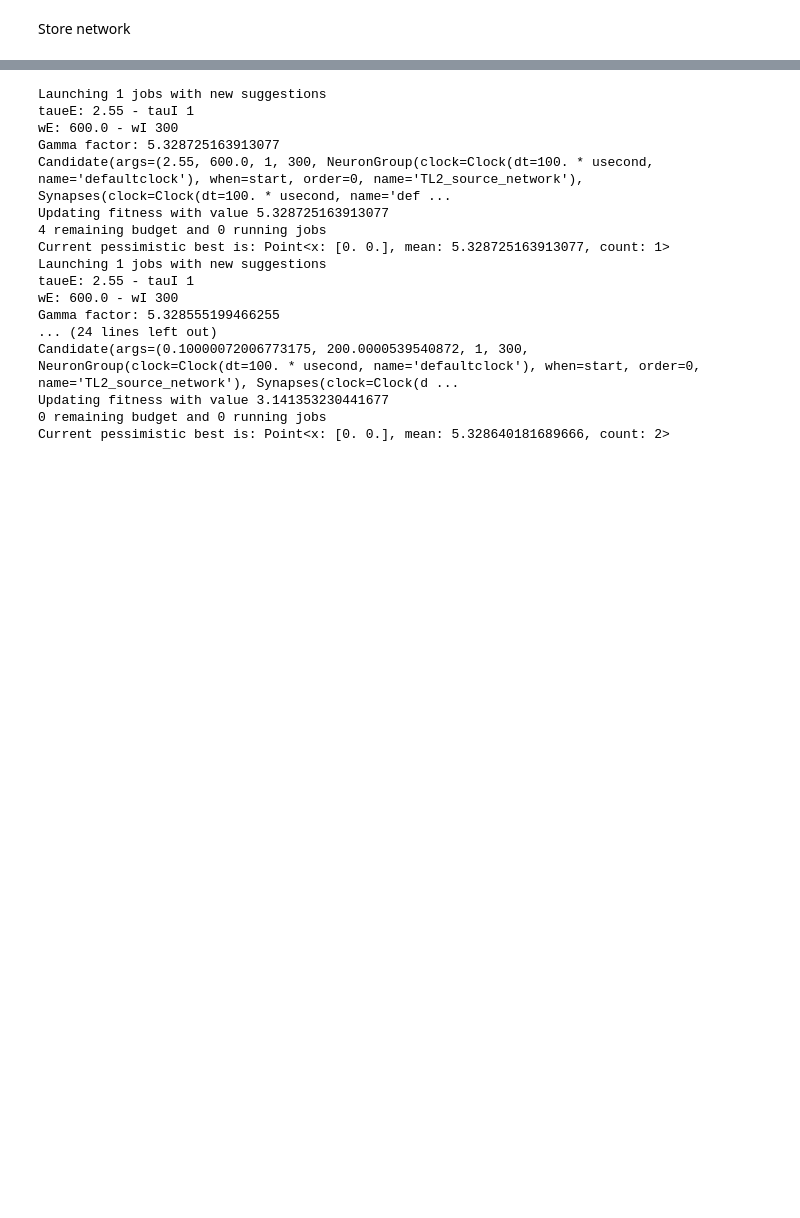
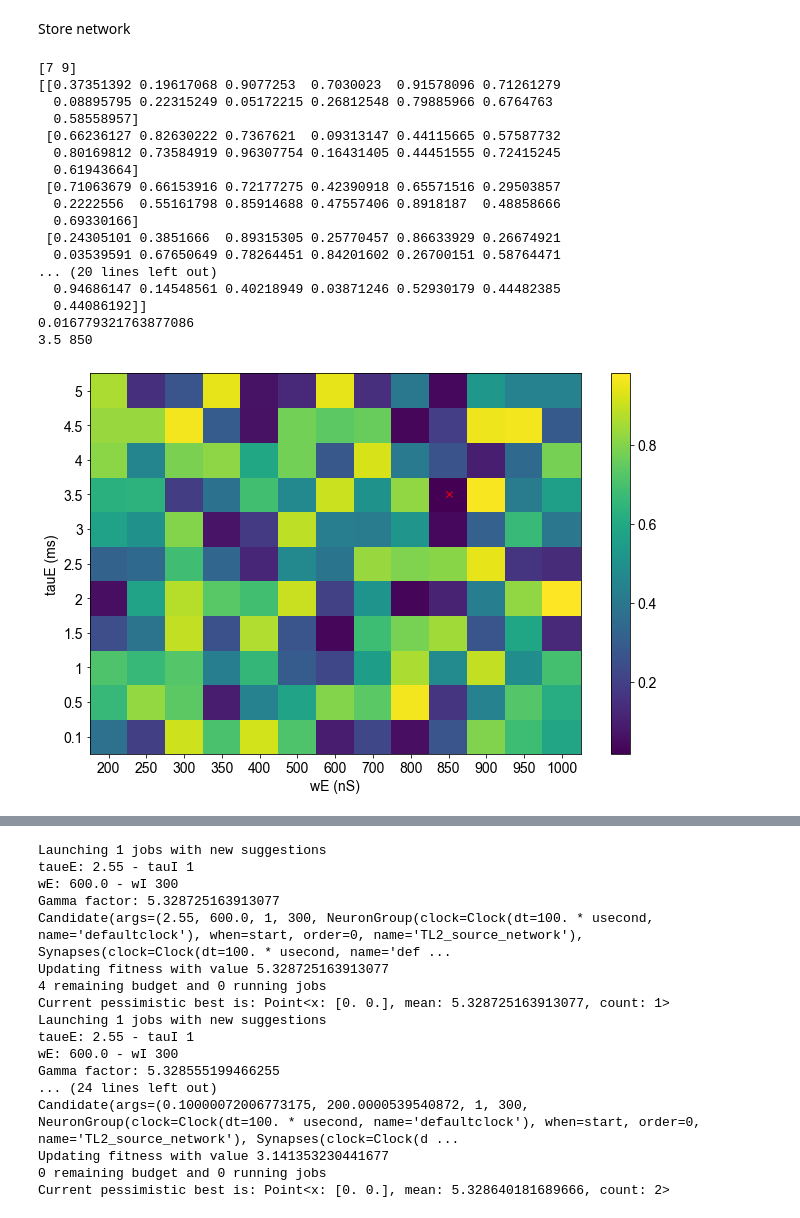
Before and after one commit to filippoferrari/CX_Path_Integration, a Jupyter notebook: notebooks/old_notebooks/parameters_tuning_gamma_factor_TN2.ipynb, the cells around one changed output, grey strips where cells are left out. Drawn from its saved outputs; the diff is of its cells as text; code cells hidden in the pictures; blank space fills up the shorter version.

```diff
--- a/notebooks/parameters_tuning_gamma_factor.ipynb
+++ b/notebooks/old_notebooks/parameters_tuning_gamma_factor_TN2.ipynb
@@ -127,6 +111,11 @@ def run_simulation_TL2(tauE_, wE_, tauI_, wI_, Group, Synapses, Target,
     print(f'Gamma factor: {gf}')
 
     return gf
+# %%
+tauE_s = [0.1, 0.5, 1, 1.5, 2, 2.5, 3, 3.5, 4, 4.5, 5] # ms
+wE_s = [200, 250, 300, 350, 400, 500, 600, 700, 800, 850, 900, 950, 1000] # nS
+
+gamma_factors = np.zeros((len(tauE_s), len(wE_s)))
 # %%
 # Values to optimise
 bounds = [[0.1,5],     # tauE [ms]
@@ -153,3 +141,37 @@ args = [
+# %%
+for t, tauE in enumerate(tauE_s):
+    for w, wE in enumerate(wE_s):
+        #gamma_factors[t,w] = run_simulation_TL2(tauE, wE, 1, 300, G_TL2,
+        #                                       S_P_HEADING_TL2, P_TL2, T_outbound*time_step*ms,
+        #                                       defaultclock.dt, delta, rate_correction)
+
+        gamma_factors[t,w] = rand()
+c = np.argwhere(gamma_factors == np.min(gamma_factors))[0]
+print(c)
+print(gamma_factors)
+print(gamma_factors[c[0],c[1]])
+print(tauE_s[c[0]], wE_s[c[1]])
+
+cx_spiking.plotting.plot_gamma_factors(gamma_factors, tauE_s, wE_s)
+# %% [output]
+[7 9]
+[[0.37351392 0.19617068 0.9077253  0.7030023  0.91578096 0.71261279
+  0.08895795 0.22315249 0.05172215 0.26812548 0.79885966 0.6764763
+  0.58558957]
+ [0.66236127 0.82630222 0.7367621  0.09313147 0.44115665 0.57587732
+  0.80169812 0.73584919 0.96307754 0.16431405 0.44451555 0.72415245
+  0.61943664]
+ [0.71063679 0.66153916 0.72177275 0.42390918 0.65571516 0.29503857
+  0.2222556  0.55161798 0.85914688 0.47557406 0.8918187  0.48858666
+  0.69330166]
+ [0.24305101 0.3851666  0.89315305 0.25770457 0.86633929 0.26674921
+  0.03539591 0.67650649 0.78264451 0.84201602 0.26700151 0.58764471
+... (20 lines left out)
+  0.94686147 0.14548561 0.40218949 0.03871246 0.52930179 0.44482385
+  0.44086192]]
+0.016779321763877086
+3.5 850
+[figure, added]
 # %%
 # Set instruments
 instruments = ng_optimiser.set_instrumentation(bounds, args)
```
Also changed, not shown: parts of 12 cells of this notebook, 3 other files.
